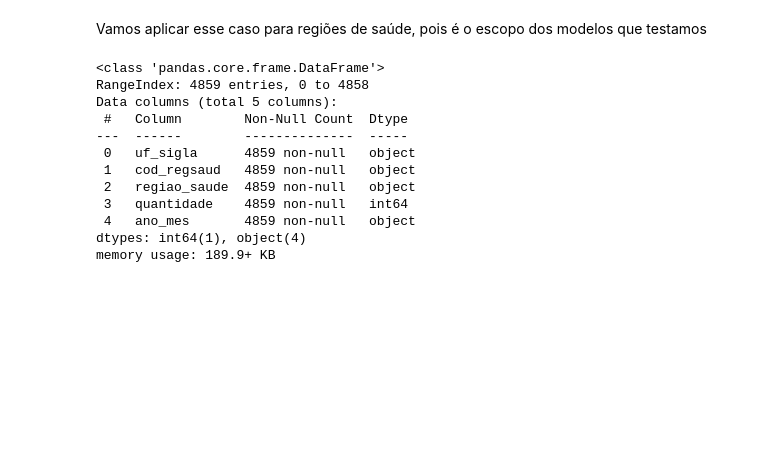
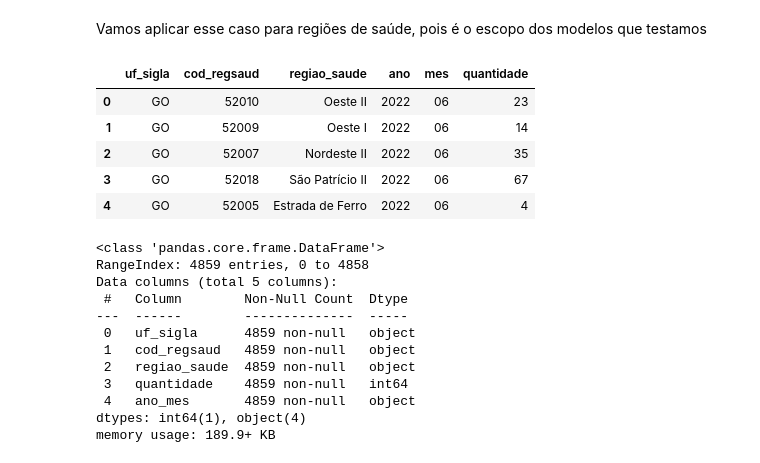
Before and after one commit to danielppagotto/dimensionamento, a Jupyter notebook: 05_Gestantes/03_profissionais/procedimentos.ipynb, the cells around one changed output. Saved outputs shown, nothing was run; the diff lists cells and outputs as text; code cells hidden in the pictures; blank space fills up the shorter version.

```diff
--- a/05_Gestantes/03_profissionais/procedimentos.ipynb
+++ b/05_Gestantes/03_profissionais/procedimentos.ipynb
@@ -11,19 +11,26 @@ from datetime import datetime
 # %% [markdown]
 Vamos aplicar esse caso para regiões de saúde, pois é o escopo dos modelos que testamos
 # %%
-host = '***'
-port = ***
+host = '*'
+port = *
 uid = '***'
 pwd = '***'
 driver = 'Dremio Connector'
 
 cnxn = pyodbc.connect("Driver={};ConnectionType=Direct;HOST={};PORT={};AuthenticationType=Plain;UID={};PWD={}".format(driver, host,port,uid,pwd),autocommit=True)
 
 sql = '''SELECT * FROM "Analytics Layer"."Epidemiológico"."Nascidos Vivos por Região de Saúde"
          WHERE substr(COD_REGSAUD, 1, 2) = '52' '''
 
 df = pd.read_sql(sql,cnxn)
 df.head()
+# %% [output]
+|  | uf_sigla | cod_regsaud | regiao_saude | ano | mes | quantidade |
+| 0 | GO | 52010 | Oeste II | 2022 | 06 | 23 |
+| 1 | GO | 52009 | Oeste I | 2022 | 06 | 14 |
+| 2 | GO | 52007 | Nordeste II | 2022 | 06 | 35 |
+| 3 | GO | 52018 | São Patrício II | 2022 | 06 | 67 |
+| 4 | GO | 52005 | Estrada de Ferro | 2022 | 06 | 4 |
 # %%
 cols = ['ano','mes']
 df['ano_mes'] = df[cols].apply(lambda row: '-'.join(row.values.astype(str)), axis=1)
```
Also changed, not shown: parts of 7 cells of this notebook, 2 other files.
